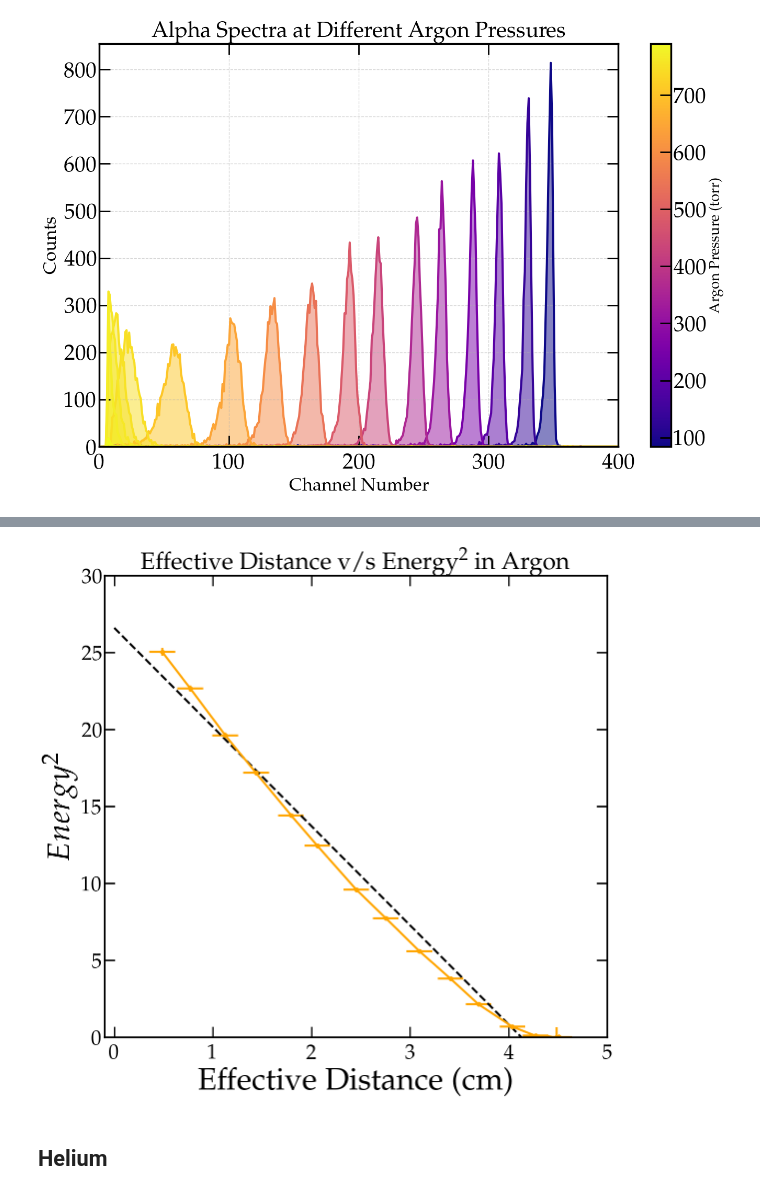
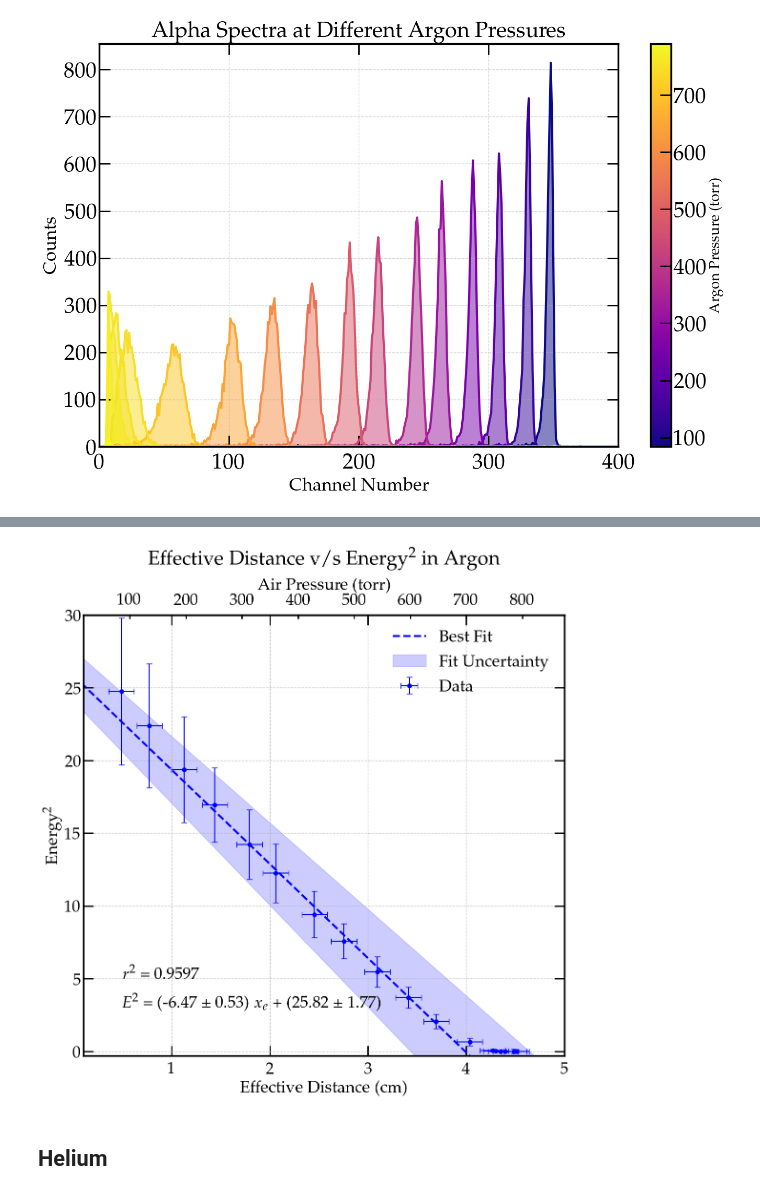
Before and after one commit to chinmayAmbasht/phys-403-alpha-range, a Jupyter notebook: day1.ipynb, the cells around one changed output, grey strips where cells are left out. Drawn from its saved outputs; the diff is of its cells as text; code cells hidden in the pictures.

```diff
--- a/day1.ipynb
+++ b/day1.ipynb
@@ -24,19 +24,19 @@ channels = [25, 31, 37, 43, 50, 56, 62, 82, 94, 112, 130,453, 654, 764]
 
 def linear_func(x, m, b):
     return m * x + b
-y, pcov = curve_fit(linear_func, channels, E)
+calibration_fit, pcov = curve_fit(linear_func, channels, E)
 xs = np.linspace(25, 900, 100)
 
 plt.scatter(channels, E, color = 'red',marker = 'o', s = 70)
 plt.xlim(0, 950)
-plt.plot(xs, y[0] * xs + y[1], color = 'red', linestyle = '--')
+plt.plot(xs, calibration_fit[0] * xs + calibration_fit[1], color = 'red', linestyle = '--')
 plt.fill_between(xs,
-                (y[0] - np.sqrt(pcov[0][0])) * xs + (y[1] - np.sqrt(pcov[1][1])),
-                (y[0] + np.sqrt(pcov[0][0])) * xs + (y[1] + np.sqrt(pcov[1][1])),
+                (calibration_fit[0] - np.sqrt(pcov[0][0])) * xs + (calibration_fit[1] - np.sqrt(pcov[1][1])),
+                (calibration_fit[0] + np.sqrt(pcov[0][0])) * xs + (calibration_fit[1] + np.sqrt(pcov[1][1])),
                 color = 'red', alpha = 0.2)
 plt.grid(linestyle = '--', alpha = 0.5)
 # r-squared
-y_fit = linear_func(np.array(channels), y[0], y[1])
+y_fit = linear_func(np.array(channels), calibration_fit[0], calibration_fit[1])
 ss_res = np.sum((E - y_fit) ** 2)
 ss_tot = np.sum((E - np.mean(E)) ** 2)
 r_squared = 1 - (ss_res / ss_tot)
@@ -45,6 +45,7 @@ plt.ylabel('Energy (MeV)')
 plt.xlabel('Channel Number')
 plt.legend(['Data', 'Fit', 'Fit Uncertainty'], fontsize = 25)
 plt.title('Calibrating energy vs channel number')
+plt.ylim(0, 12)
 plt.savefig('./Plots/energy_calibration.png', dpi = 1000)
 
 # r-squared
@@ -133,7 +209,7 @@ delta_x_eff = (deltaP * d) / 756
 delta_x_eff = np.sqrt(delta_x_eff**2 + err**2)
 # %%
 def file_analysis(filename):
-    data = pd.read_csv(filename, skiprows = 12, skipfooter=1, engine='python', header=None)
+    data = pd.read_csv(filename, skiprows = 14, skipfooter=2, engine='python', header=None)
     data.columns = ['Counts']
     data['Channels'] = np.linspace(1, len(data), len(data))
     data['Counts'] = pd.to_numeric(data['Counts'], errors='coerce')
@@ -142,9 +218,10 @@ def file_analysis(filename):
     weighted_mean = np.average(data['Channels'], weights=data['Counts'])
     variance = np.average((data['Channels'] - weighted_mean) ** 2, weights=data['Counts'])
     std_dev = np.sqrt(variance)
-
-    energy = y[0] * peak_channel + y[1]
-    energy_uncertainty = std_dev * y[0] + y[1]
+    if np.isnan(weighted_mean):
+        print("Weighted mean calculation resulted in NaN. for file:", filename)
+    energy = calibration_fit[0] * peak_channel + calibration_fit[1]
+    energy_uncertainty = std_dev * calibration_fit[0] + calibration_fit[1]
 
     total_counts = data['Counts'].sum()
     return peak_channel, max_counts, energy, energy_uncertainty, total_counts
@@ -363,13 +501,71 @@ plt.savefig('./Plots/effective_distance_vs_total_counts_argon.png', dpi = 300)
 # %%
-plt.errorbar(x_eff_argon, np.array(energies_argon)**2, xerr= delta_x_eff_argon, yerr=np.array(energies_uncertainties_argon)**2, marker ='o', color = 'orange')
+plt.errorbar(x_eff_argon, np.array(energies_argon)**2, xerr= delta_x_eff_argon, yerr=2 * np.array(energies_argon) * np.array(energies_uncertainties_argon), fmt ='o', color = 'blue', label = 'Data',
+             elinewidth=1.5, capsize=4)
+
+# plt.xlim(-0.1, 5)
+# plt.ylim(0, 30)
+# Y_fit3 = np.polyfit(x_eff_argon[0:-3], np.array(energies_argon[0:-3])**2, 1)
+# xs = np.linspace(0, 5, 100)
+# plt.plot(xs, Y_fit3[0] * xs + Y_fit3[1], color = 'black', linestyle = '--')
+# plt.xlabel('Effective Distance (cm)')
+# plt.ylabel(r'$Energy^2$')
+# plt.title(r'Effective Distance v/s Energy$^2$ in Argon')
+# plt.savefig('./Plots/effective_distance_vs_E_argon.png', dpi = 300)
 
 plt.xlim(-0.1, 5)
 plt.ylim(0, 30)
-Y_fit3 = np.polyfit(x_eff_argon[0:-3], np.array(energies_argon[0:-3])**2, 1)
+
+def curve_fit_func(x, m, c):
+    return m * x + c
+
+d = 10.9 - 6.58
+def x_to_Pressure(x_eff):
+    return (x_eff * 756) / 4.32
+
+def Pressure_to_x(P):
+    return (4.32 * P) / 756
+
+# Y_fit2 = np.polyfit(x_eff[0:-3], np.array(energies[0:-3])**2, 1)
+# xs = np.linspace(0, 5, 100)
+sigma = 2 * np.array(energies_argon[:-7]) * np.array(energies_uncertainties_argon[:-7])
+
+
+popt, pcov = curve_fit(curve_fit_func, x_eff_argon[:-7], np.array(energies_argon[:-7])**2, sigma = sigma, absolute_sigma=True,  maxfev = 20000)
+Y_fit3 = popt
 xs = np.linspace(0, 5, 100)
-plt.plot(xs, Y_fit3[0] * xs + Y_fit3[1], color = 'black', linestyle = '--')
-plt.xlabel('Effective Distance (cm)')
-plt.ylabel(r'$Energy^2$')
-plt.title(r'Effective Distance v/s Energy$^2$ in Argon')
-plt.savefig('./Plots/effective_distance_vs_E_argon.png', dpi = 300)
+plt.plot(xs, Y_fit3[0] * xs + Y_fit3[1], color = 'blue', linestyle = '--', label = 'Best Fit')
+plt.fill_between(xs,
+                    curve_fit_func(xs, *(Y_fit3 - np.sqrt(np.diag(pcov)))),
+                    curve_fit_func(xs, *(Y_fit3 + np.sqrt(np.diag(pcov)))),
+                    color='blue', alpha=0.2, label='Fit Uncertainty')
+# add another axis on the top which shows the pressure corresponding to effective distance
+
+ax2 = plt.gca().secondary_xaxis('top', functions=(x_to_Pressure, Pressure_to_x))
+pressure_ticks = [100, 200, 300, 400, 500, 600, 700, 800]
+ax2.set_xticks(pressure_ticks,labels =[str(tick) for tick in pressure_ticks], fontsize = 25)
+# I want the ticks to be inside the plot
+ax2.tick_params(axis='x', which='both', direction='in', length=6)
+ax2.set_xlabel('Air Pressure (torr)', fontsize = 25)
+
+# plt.plot(xs, Y_fit2[0] * xs + Y_fit2[1], color = 'blue', linestyle = '--')
+plt.xlabel('Effective Distance (cm)', fontsize = 25)
+plt.ylabel(r'Energy$^2$', fontsize = 25)
+plt.title(r'Effective Distance v/s Energy$^2$ in Argon', pad = 20, fontsize = 30)
+
+plt.xlim(0.1, 5)
+plt.ylim(-0.3, 30)
+# r-squared
+y_mean = np.mean(np.array(energies[:-7])**2)
+ss_tot = np.sum((np.array(energies[:-7])**2 - y_mean)**2)
+ss_res = np.sum((np.array(energies[:-7])**2 - (Y_fit3[0] * x_eff[:-7] + Y_fit3[1]))**2)
+r_squared = 1 - (ss_res / ss_tot)
+plt.text(0.5, 5, f'$r^2$ = {r_squared:.4f}', fontsize = 25)
+print(f"R-squared for Effective Distance vs Energy^2: {r_squared}")
+# print the best fit line equation with uncertainties on the plot
+eff = 'eff'
+plt.text(0.5, 3, f'$E^2$ = ({Y_fit3[0]:.2f} ± {np.sqrt(pcov[0,0]):.2f}) $x_e$ + ({Y_fit3[1]:.2f} ± {np.sqrt(pcov[1,1]):.2f})', fontsize = 25)
+plt.tick_params(axis='both', which='major', labelsize=25)
+plt.grid(linestyle='--', alpha=0.7)
+plt.legend(frameon = False, fontsize = 25)
+plt.savefig('./Plots/effective_distance_vs_E_argon.png', dpi = 1000)
 # %% [output]
@@ -376,4 +573,4 @@ plt.savefig('./Plots/effective_distance_vs_E_argon.png', dpi = 300)
-[figure, old version]
+[figure, new version]
 # %% [markdown]
 ## Helium
 # %%
```
Also changed, not shown: parts of 18 cells of this notebook, 14 other files.
